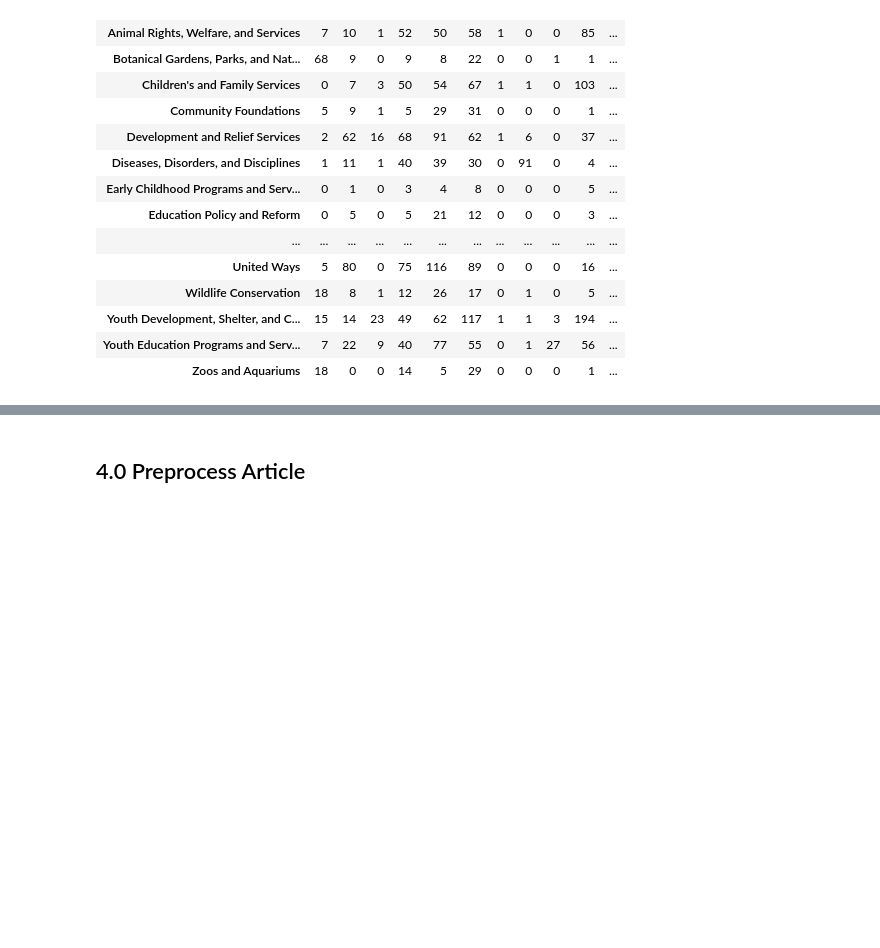
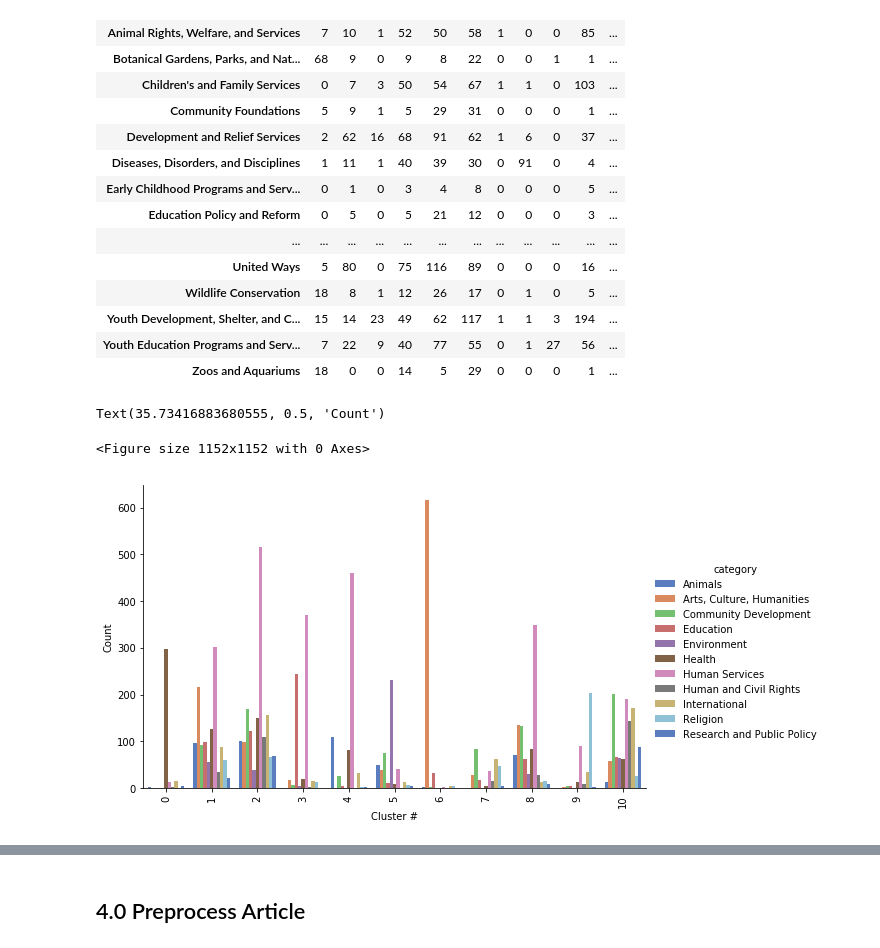
Before and after one commit to achanales/Giver, a Jupyter notebook: notebooks/4.1-Basic_Pipeline.ipynb, the cells around one changed output, grey strips where cells are left out. Saved outputs shown, nothing was run; the diff lists cells and outputs as text; code cells hidden in the pictures; blank space fills up the shorter version.

```diff
--- a/notebooks/4.1-Basic_Pipeline.ipynb
+++ b/notebooks/4.1-Basic_Pipeline.ipynb
@@ -167,5 +168,5 @@ model = run_kmeans(11,charity_docs_emb_glove,max_iter = 500, n_init=15)
 # %%
-all_charity['kmeans_11_glove'] = model.labels_
+all_charity['kmeans_11_glove'] = model_glove.labels_
 # %%
 cat_kmean = all_charity.groupby(['category','kmeans_11_glove'])['ein'].count().reset_index()
 # %%
@@ -197,3 +198,20 @@ pd.crosstab(all_charity['subcategory'],all_charity['kmeans_11_glove'])
 | Youth Development, Shelter, and C... | 15 | 14 | 23 | 49 | 62 | 117 | 1 | 1 | 3 | 194 | ... |
 | Youth Education Programs and Serv... | 7 | 22 | 9 | 40 | 77 | 55 | 0 | 1 | 27 | 56 | ... |
 | Zoos and Aquariums | 18 | 0 | 0 | 14 | 5 | 29 | 0 | 0 | 0 | 1 | ... |
+# %%
+model_tfidf = run_kmeans(11,charity_docs_emb,max_iter = 500, n_init=15)
+# %%
+all_charity['kmean_11_tfidf'] = model_tfidf.labels_
+# %%
+cat_kmean = all_charity.groupby(['category','kmean_11_tfidf'])['ein'].count().reset_index()
+# %%
+plt.figure(figsize=(16, 16))
+sns.catplot(y='ein',hue='category',x='kmean_11_tfidf',data =cat_kmean,kind='bar', palette = 'muted', aspect = 1.6)
+plt.xticks(rotation=90)
+sns.despine()
+plt.xlabel('Cluster #')
+plt.ylabel('Count')
+# %% [output]
+Text(35.73416883680555, 0.5, 'Count')
+<Figure size 1152x1152 with 0 Axes>
+[figure, added]
```
Also changed, not shown: parts of 23 cells of this notebook, 6 other files.
